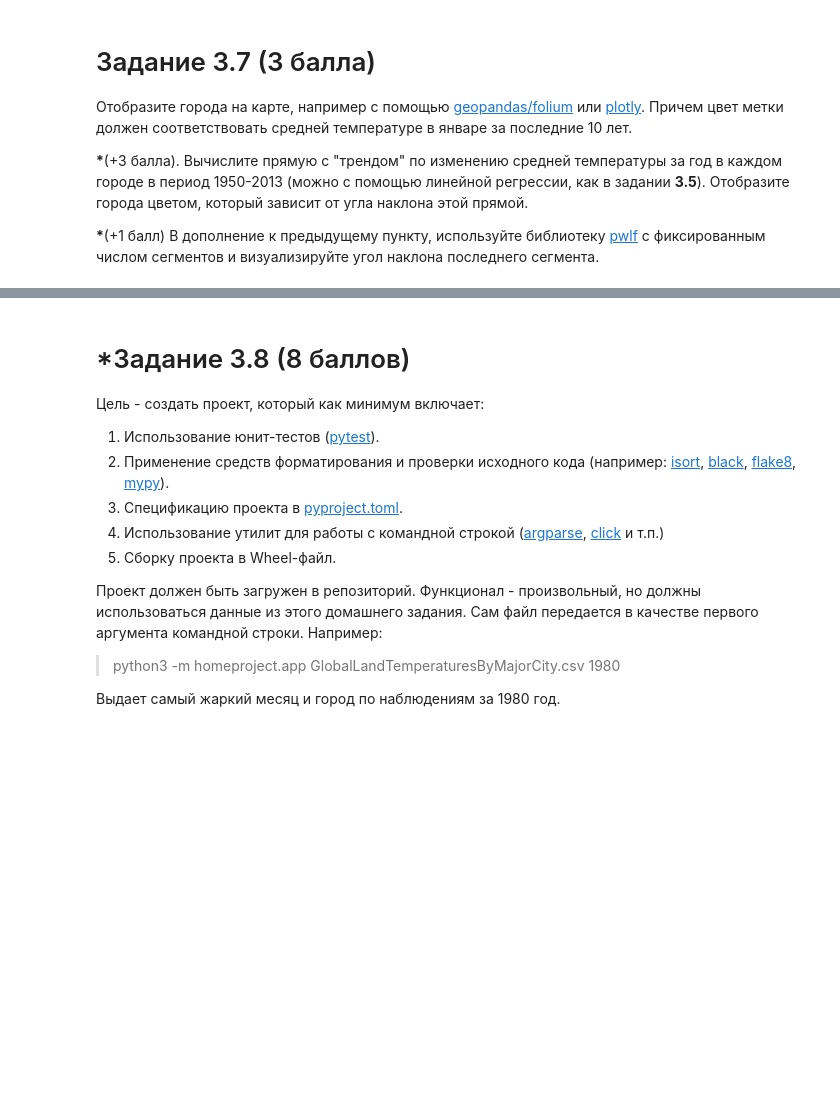
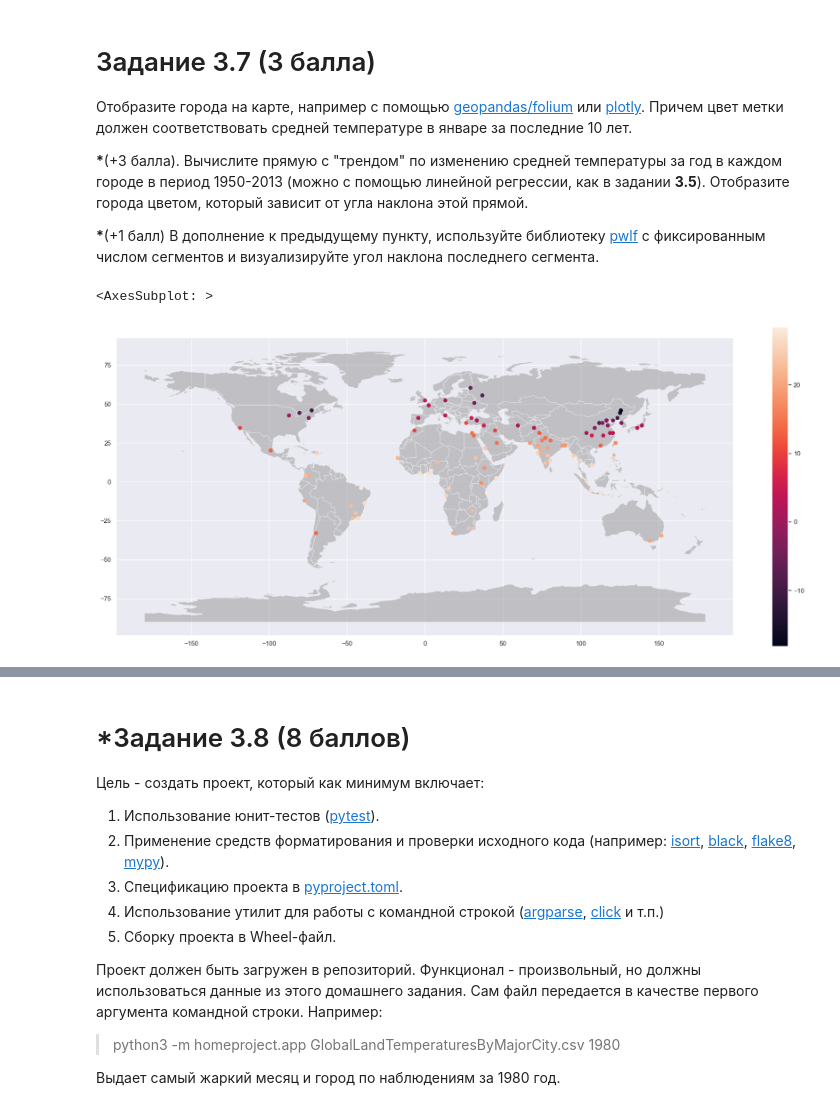
Before and after one commit to SergiusMagnus/Python-For-Data-Analysis, a Jupyter notebook: Task_3/Task_3.ipynb, the cells around one changed output, grey strips where cells are left out. Saved outputs shown, nothing was run; the diff lists cells and outputs as text; code cells hidden in the pictures; blank space fills up the shorter version.

```diff
--- a/Task_3/Task_3.ipynb
+++ b/Task_3/Task_3.ipynb
@@ -130,0 +197,23 @@ df_4.plot()
+# %%
+df_7 = df.loc[(df['dt'] >= '2003-01-01') & (df['dt'].dt.month == 1)]
+
+df_7 = df_7.groupby(['City']).agg(AvgTempJan=('AverageTemperature', 'mean'))
+
+dt_7b = df.drop(['dt', 'AverageTemperature', 'AverageTemperatureUncertainty',
+                    'Country', 'Latitude', 'Longitude'], axis=1).drop_duplicates().set_index(['City'])
+
+df_7['Latitude'] = dt_7b['NumLatitude']
+df_7['Longitude'] = dt_7b['NumLongitude']
+# %%
+geometry = geopandas.points_from_xy(df_7.Longitude, df_7.Latitude)
+
+geo_df = geopandas.GeoDataFrame(df_7, geometry=geometry)
+# %%
+world = geopandas.read_file(geopandas.datasets.get_path('naturalearth_lowres'))
+
+fig, ax = plt.subplots(figsize=(24, 10))
+world.plot(ax=ax, alpha=0.4, color='grey')
+geo_df.plot(column='AvgTempJan', ax=ax, legend=True)
+# %% [output]
+<AxesSubplot: >
+[figure, added]
```
Also changed, not shown: parts of 14 cells of this notebook.
